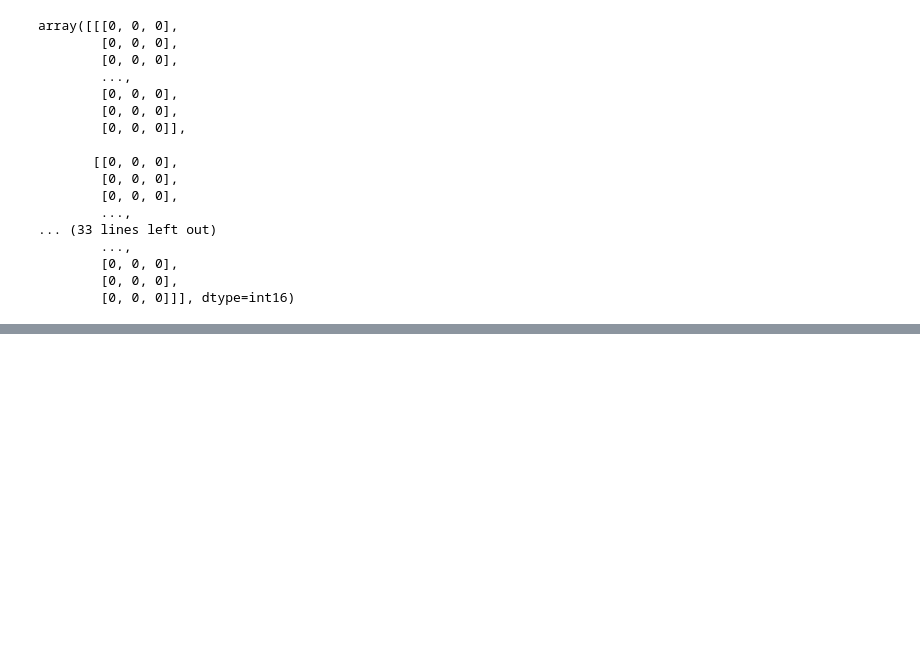
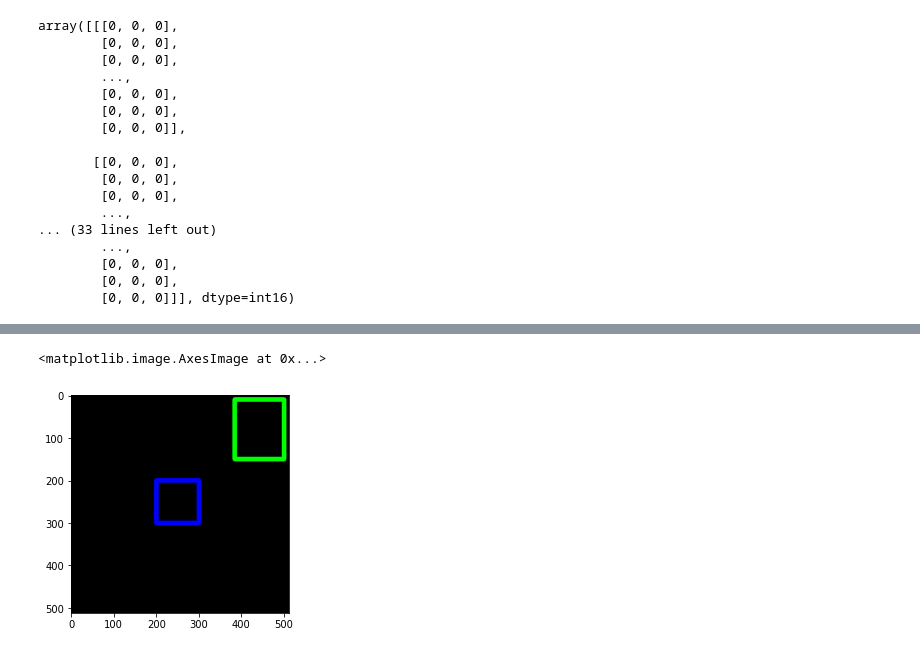
Before and after one commit to vmilkovic/python-opencv-and-deep-learning, a Jupyter notebook: Image Basics with OpenCV/Drawing_on_Images.ipynb, the cells around one changed output, grey strips where cells are left out. Saved outputs shown, nothing was run; the diff lists cells and outputs as text; code cells hidden in the pictures; blank space fills up the shorter version.

Commit message:
Draw shapes on image

```diff
--- a/Image Basics with OpenCV/Drawing_on_Images.ipynb
+++ b/Image Basics with OpenCV/Drawing_on_Images.ipynb
@@ -42,0 +63,5 @@ plt.imshow(blank_img)
+# %%
+plt.imshow(blank_img)
+# %% [output]
+<matplotlib.image.AxesImage at 0x...>
+[figure, added]
```
Also changed, not shown: parts of 5 cells of this notebook.
